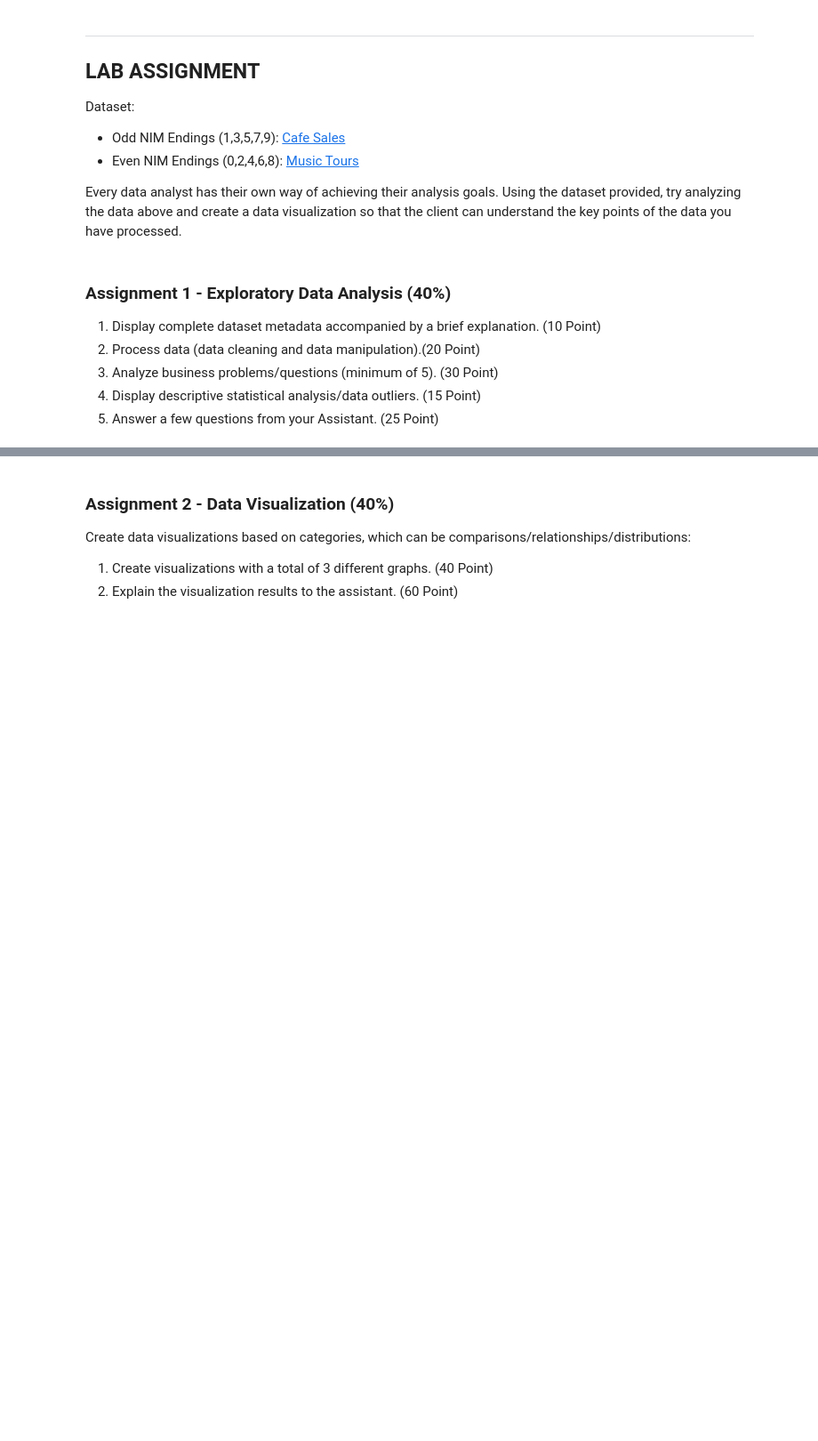
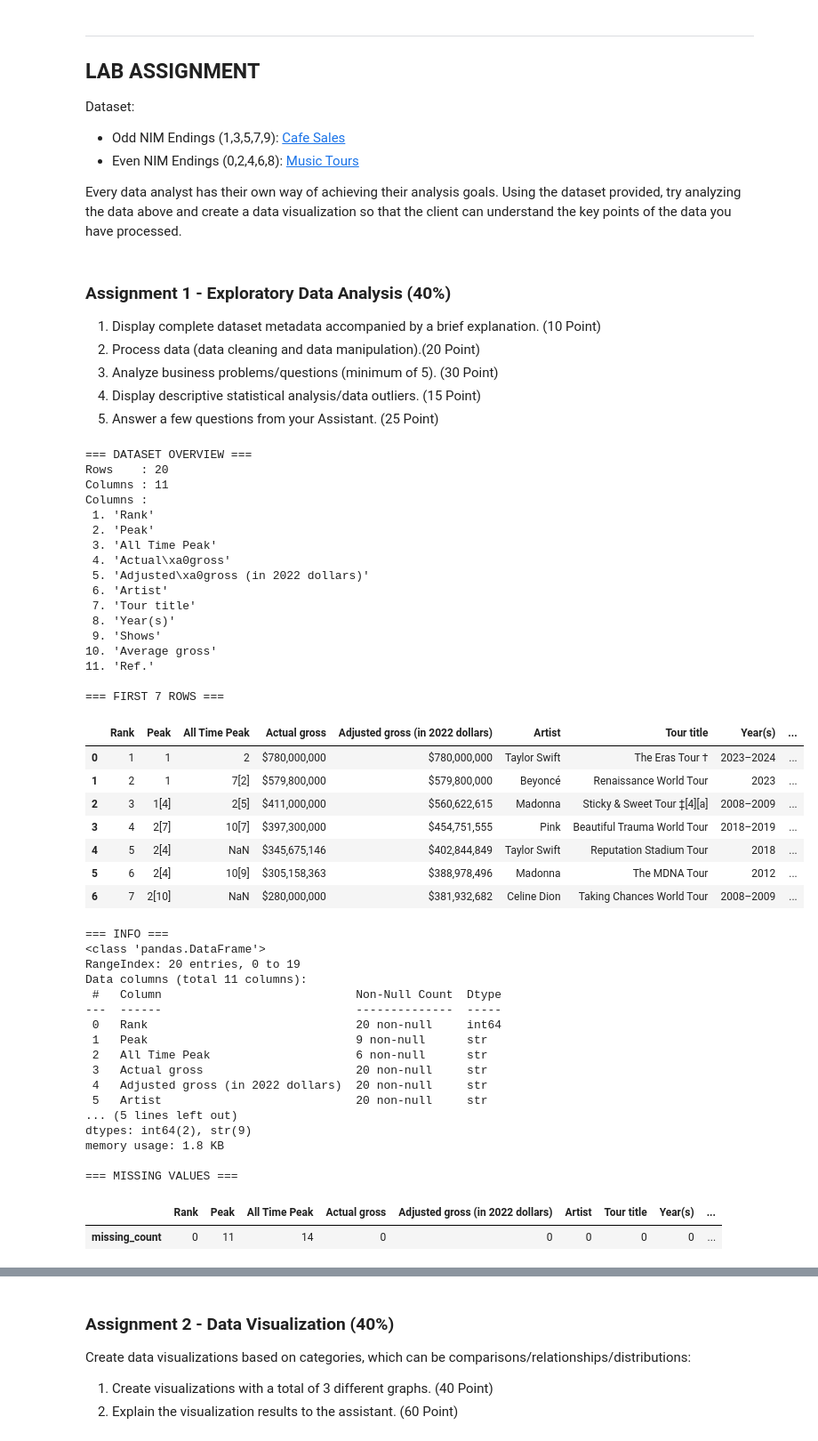
Before and after one commit to FatihHDR/data-mining, a Jupyter notebook: modul2/MODULE_2_DATA_MINING_EDA_&_Visualization_Data.ipynb, the cells around one changed output, grey strips where cells are left out. Shown at 89% size. Saved outputs shown, nothing was run; the diff lists cells and outputs as text; code cells hidden in the pictures; blank space fills up the shorter version.

```diff
--- a/modul2/MODULE_2_DATA_MINING_EDA_&_Visualization_Data.ipynb
+++ b/modul2/MODULE_2_DATA_MINING_EDA_&_Visualization_Data.ipynb
@@ -794,0 +787,77 @@ Every data analyst has their own way of achieving their analysis goals. Using th
+# %%
+# Assignment 1 - EDA | Step 1: Load data + metadata
+import io
+import numpy as np
+import pandas as pd
+from IPython.display import display
+
+file_path = 'dataset/music tours.csv'
+df_raw = pd.read_csv(file_path, engine='python')
+
+print('=== DATASET OVERVIEW ===')
+print(f'Rows    : {df_raw.shape[0]}')
+print(f'Columns : {df_raw.shape[1]}')
+print('Columns :')
+for i, c in enumerate(df_raw.columns, start=1):
+    print(f'{i:>2}. {repr(c)}')
+
+print('\n=== FIRST 7 ROWS ===')
+display(df_raw.head(7))
+
+print('\n=== INFO ===')
+buf = io.StringIO()
+df_raw.info(buf=buf)
+print(buf.getvalue())
+
+print('=== MISSING VALUES ===')
+display(df_raw.isna().sum().to_frame('missing_count').T)
+
+print('=== BRIEF EXPLANATION ===')
+print('- Dataset berisi performa tur musik artis global (ranking, gross, jumlah show, tahun).')
+print('- Beberapa kolom numerik masih berupa teks/currency (mis. $780,000,000) dan harus dibersihkan.')
+print('- Ada karakter non-standar seperti non-breaking-space pada nama kolom.')
+# %% [output]
+=== DATASET OVERVIEW ===
+Rows    : 20
+Columns : 11
+Columns :
+ 1. 'Rank'
+ 2. 'Peak'
+ 3. 'All Time Peak'
+ 4. 'Actual\xa0gross'
+ 5. 'Adjusted\xa0gross (in 2022 dollars)'
+ 6. 'Artist'
+ 7. 'Tour title'
+ 8. 'Year(s)'
+ 9. 'Shows'
+10. 'Average gross'
+11. 'Ref.'
+
+=== FIRST 7 ROWS ===
+|  | Rank | Peak | All Time Peak | Actual gross | Adjusted gross (in 2022 dollars) | Artist | Tour title | Year(s) | ... |
+| 0 | 1 | 1 | 2 | $780,000,000 | $780,000,000 | Taylor Swift | The Eras Tour † | 2023–2024 | ... |
+| 1 | 2 | 1 | 7[2] | $579,800,000 | $579,800,000 | Beyoncé | Renaissance World Tour | 2023 | ... |
+| 2 | 3 | 1[4] | 2[5] | $411,000,000 | $560,622,615 | Madonna | Sticky & Sweet Tour ‡[4][a] | 2008–2009 | ... |
+| 3 | 4 | 2[7] | 10[7] | $397,300,000 | $454,751,555 | Pink | Beautiful Trauma World Tour | 2018–2019 | ... |
+| 4 | 5 | 2[4] | NaN | $345,675,146 | $402,844,849 | Taylor Swift | Reputation Stadium Tour | 2018 | ... |
+| 5 | 6 | 2[4] | 10[9] | $305,158,363 | $388,978,496 | Madonna | The MDNA Tour | 2012 | ... |
+| 6 | 7 | 2[10] | NaN | $280,000,000 | $381,932,682 | Celine Dion | Taking Chances World Tour | 2008–2009 | ... |
+=== INFO ===
+<class 'pandas.DataFrame'>
+RangeIndex: 20 entries, 0 to 19
+Data columns (total 11 columns):
+ #   Column                            Non-Null Count  Dtype
+---  ------                            --------------  -----
+ 0   Rank                              20 non-null     int64
+ 1   Peak                              9 non-null      str
+ 2   All Time Peak                     6 non-null      str
+ 3   Actual gross                      20 non-null     str
+ 4   Adjusted gross (in 2022 dollars)  20 non-null     str
+ 5   Artist                            20 non-null     str
+... (5 lines left out)
+dtypes: int64(2), str(9)
+memory usage: 1.8 KB
+
+=== MISSING VALUES ===
+|  | Rank | Peak | All Time Peak | Actual gross | Adjusted gross (in 2022 dollars) | Artist | Tour title | Year(s) | ... |
+| missing_count | 0 | 11 | 14 | 0 | 0 | 0 | 0 | 0 | ... |
```
Also changed, not shown: parts of 8 cells of this notebook, 2 other files.
